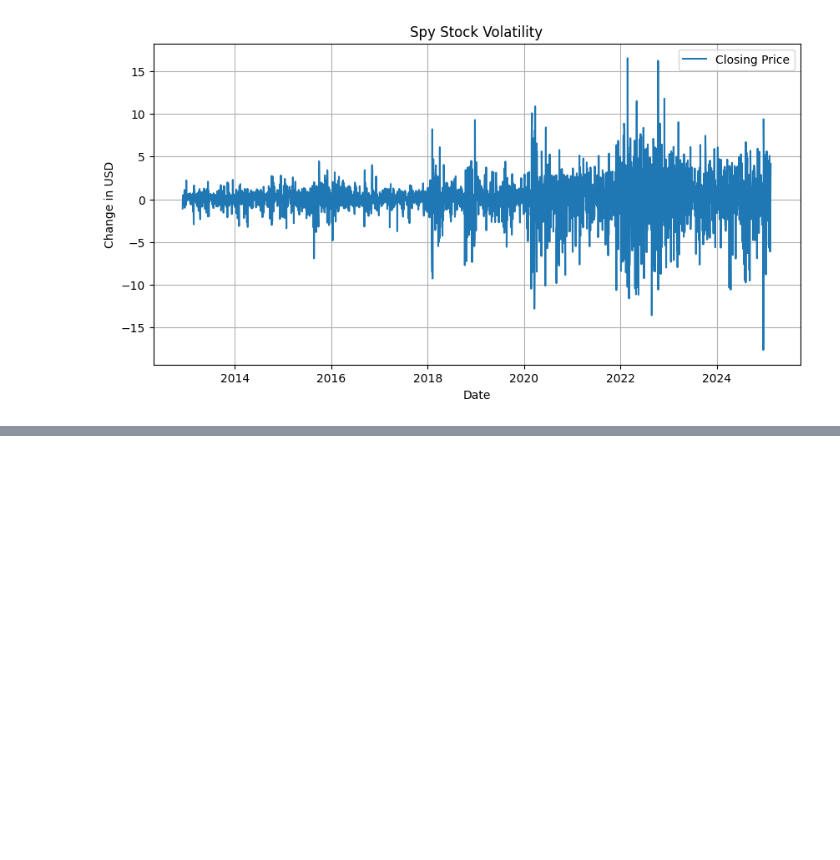
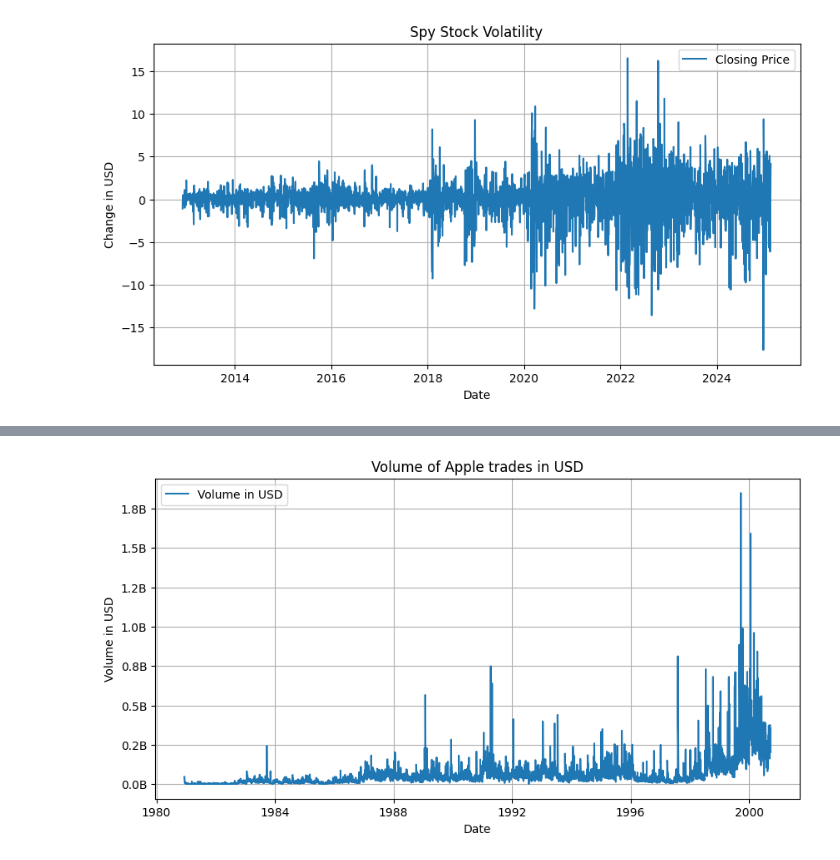
Before and after one commit to eirik-evjenth/Python_Collection, a Jupyter notebook: Visual Studio IT 2/Kapittel 3/Kapittel 3B/Prosjekt/APPL_manual_stocks.ipynb, the cells around one changed output, grey strips where cells are left out. Cells and saved outputs as stored; diff of their text form; code cells hidden in the pictures; blank space fills up the shorter version.

```diff
--- a/Visual Studio IT 2/Kapittel 3/Kapittel 3B/Prosjekt/APPL_manual_stocks.ipynb
+++ b/Visual Studio IT 2/Kapittel 3/Kapittel 3B/Prosjekt/APPL_manual_stocks.ipynb
@@ -407,0 +479,22 @@ plt.show()
+# %%
+aapl_dates = []
+aapl_volume = []
+
+for row in data[2:5000]:
+    aapl_date_str = row[0]
+    aapl_date = datetime.strptime(aapl_date_str, '%Y-%m-%d')
+    aapl_dates.append(aapl_date)
+    aapl_volume.append(float(row[5])*float(row[4]))
+
+
+plt.figure(figsize=(10, 5))
+plt.plot(aapl_dates, aapl_volume, label='Volume in USD')
+plt.xlabel('Date')
+plt.ylabel('Volume in USD')
+plt.title('Volume of Apple trades in USD')
+plt.gca().yaxis.set_major_formatter(FuncFormatter(billions))
+plt.legend()
+plt.grid()
+plt.show()
+# %% [output]
+[figure, added]
```
Also changed, not shown: parts of 10 cells of this notebook, 3 other files.
